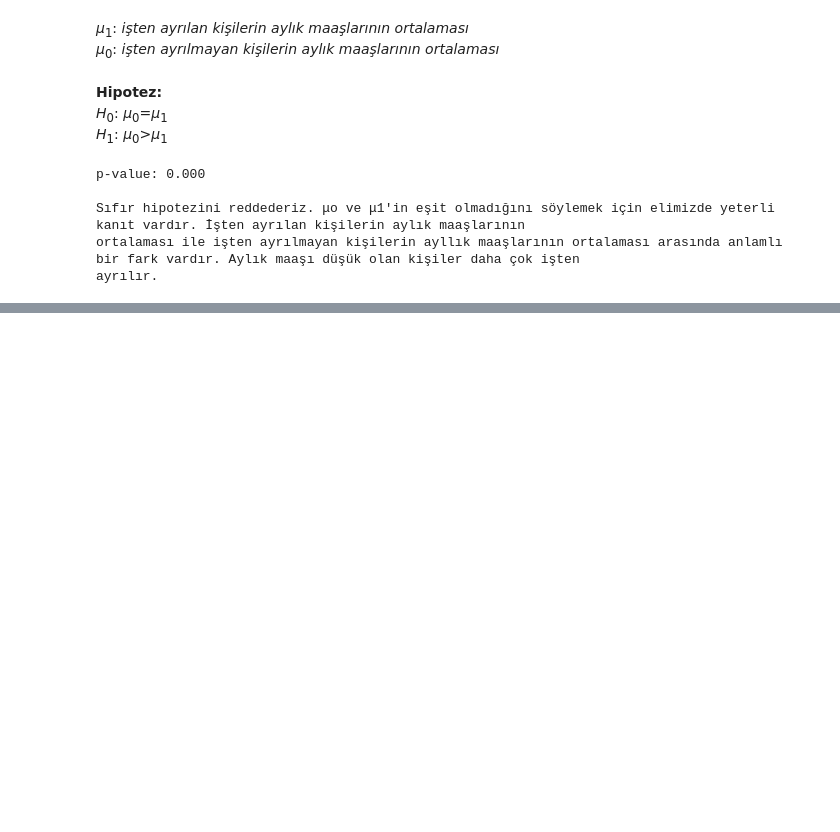
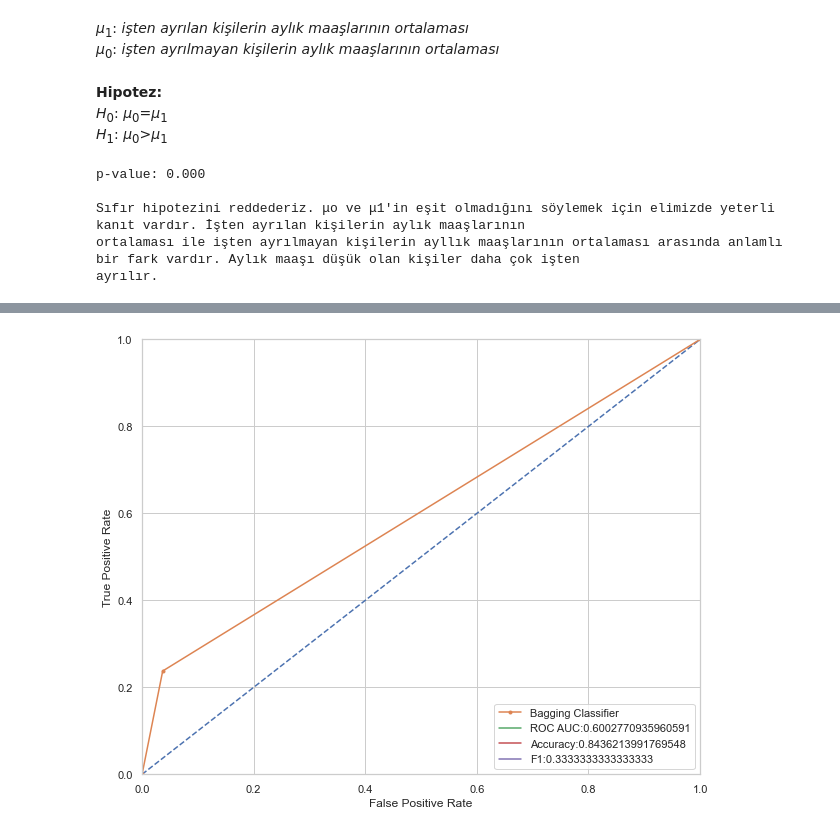
Before and after one commit to marbc3/Employee-Attrition-Prediction, a Jupyter notebook: Employee_Attrition.ipynb, the cells around one changed output, grey strips where cells are left out. Drawn from its saved outputs; the diff is of its cells as text; code cells hidden in the pictures; blank space fills up the shorter version.

```diff
--- a/Employee_Attrition.ipynb
+++ b/Employee_Attrition.ipynb
@@ -957,0 +1293,4 @@ ayrılır.
+# %%
+bag = BaggingClassifier().fit(x_train, y_train)
+# %%
+bag_predicts= bag.predict(x_test)
@@ -957,0 +1317,22 @@ ayrılır.
+# %%
+bag_accuracy = accuracy_score(bag_predicts, y_test)
+bag_f1 = f1_score(bag_predicts, y_test)
+bag_roc_auc =roc_auc_score(y_test, bag_predicts)
+# %%
+n_probs = [0 for _ in range(len(y_test))]
+n_fpr, n_tpr, thresholds = roc_curve(y_test, n_probs)
+plt.figure(figsize=(10,8))
+fpr, tpr, thresholds = roc_curve(y_test, bag_predicts)
+plt.plot(n_fpr, n_tpr, linestyle='--')
+plt.plot(fpr, tpr, marker='.', label='Bagging Classifier')
+plt.plot(0, label = 'ROC AUC:'+str(bag_roc_auc))
+plt.plot(0, label = 'Accuracy:'+str(bag_accuracy))
+plt.plot(0, label = 'F1:'+str(bag_f1))
+plt.ylabel('True Positive Rate')
+plt.xlabel('False Positive Rate')
+plt.ylim([0.0, 1.0])
+plt.xlim([0.0, 1.0])
+plt.legend(loc=4)
+plt.show()
+# %% [output]
+[figure, added]
```
Also changed, not shown: parts of 55 cells of this notebook.
